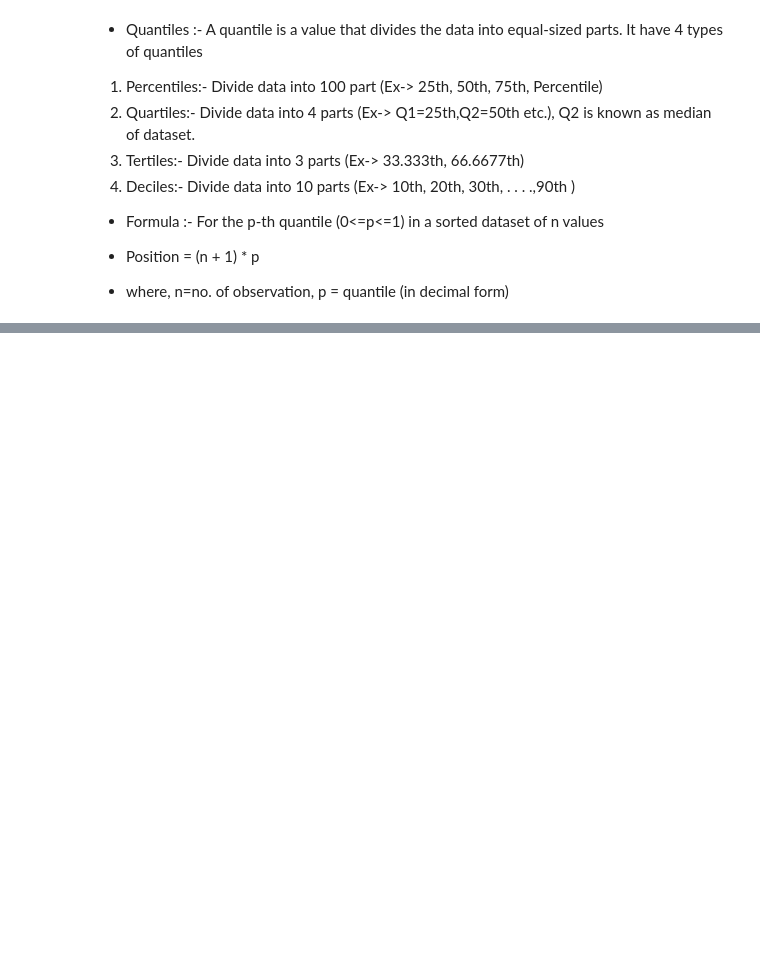
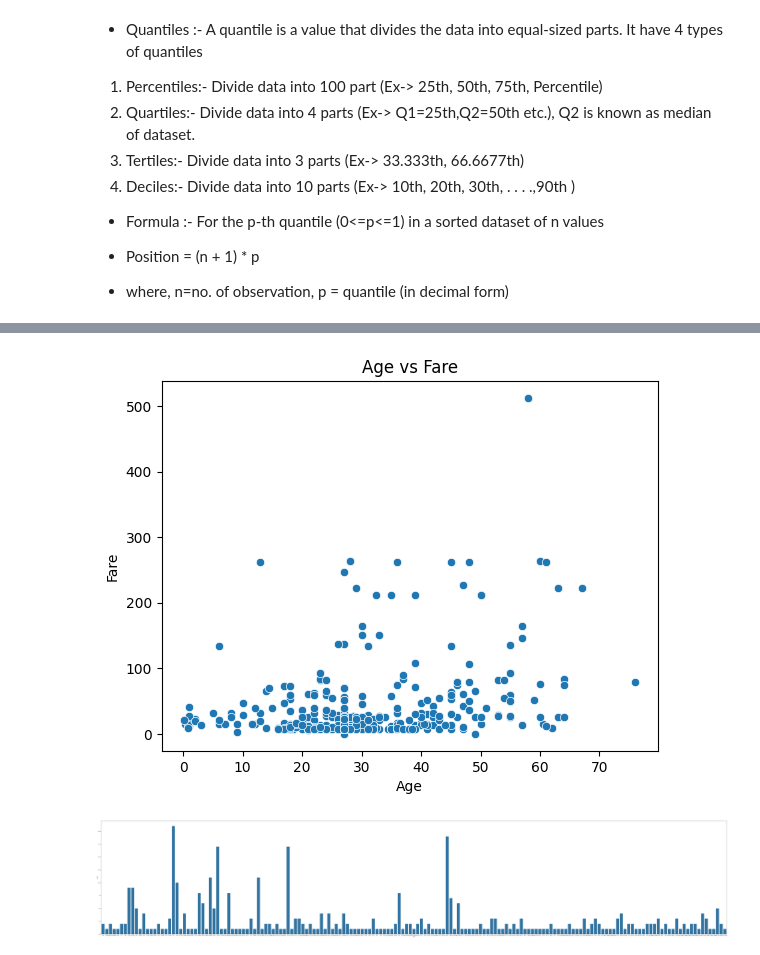
Before and after one commit to Shekhar7017/EDA, a Jupyter notebook: EDA.ipynb, the cells around one changed output, grey strips where cells are left out. Saved outputs shown, nothing was run; the diff lists cells and outputs as text; code cells hidden in the pictures; blank space fills up the shorter version.

```diff
--- a/EDA.ipynb
+++ b/EDA.ipynb
@@ -352,0 +481,15 @@ Q1:24.0, Q3:41.0, IQR: 17.0, Lower Bound: -1.5, Upper Bound: 66.5
+# %%
+per = (df2['Age'].isnull().sum()/len(df2))*100
+
+
+df2['Age'] = df2.groupby('Sex')['Age'].transform(
+    lambda x: x.fillna(x.median())
+)
+
+print(df2["Age"].isnull().sum())
+print(per)
+
+
+
+df2['Fare']=df2['Fare'].fillna(df2['Fare'].median())
+df2.isnull().sum()
@@ -352,0 +540,12 @@ Q1:24.0, Q3:41.0, IQR: 17.0, Lower Bound: -1.5, Upper Bound: 66.5
+# %%
+# ScatterPlot
+sns.scatterplot(x='Age',y='Fare',data= df2)
+plt.title("Age vs Fare")
+plt.show()
+
+fig = plt.figure(figsize=(110,20))
+sns.countplot(x='Fare', data= df2)
+plt.show()
+# %% [output]
+[figure, added]
+[figure, added]
```
Also changed, not shown: parts of 42 cells of this notebook.
